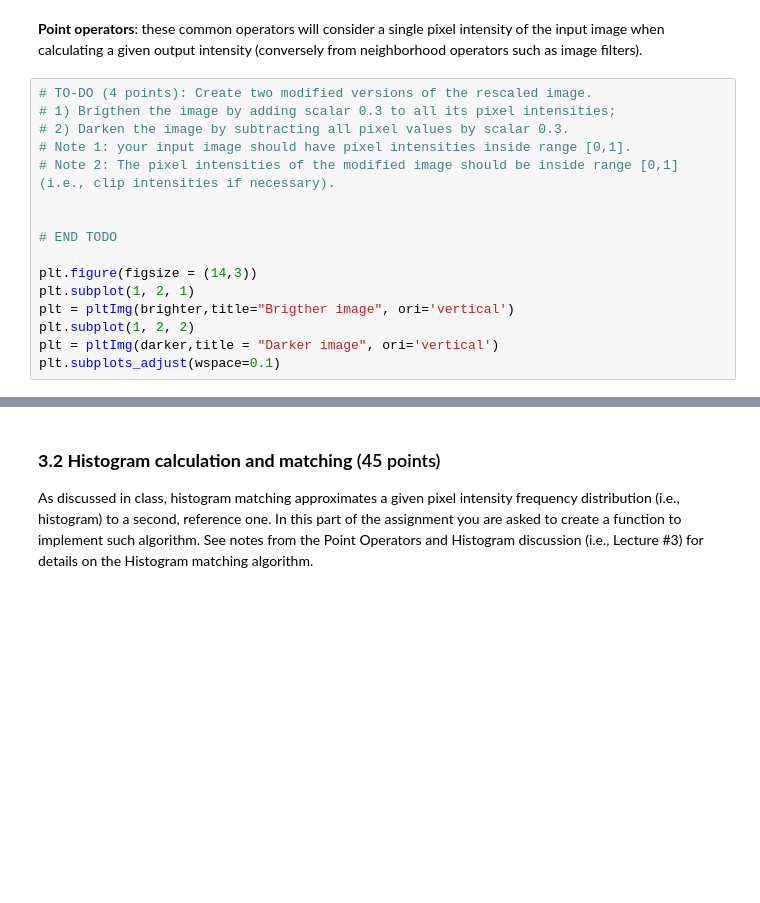
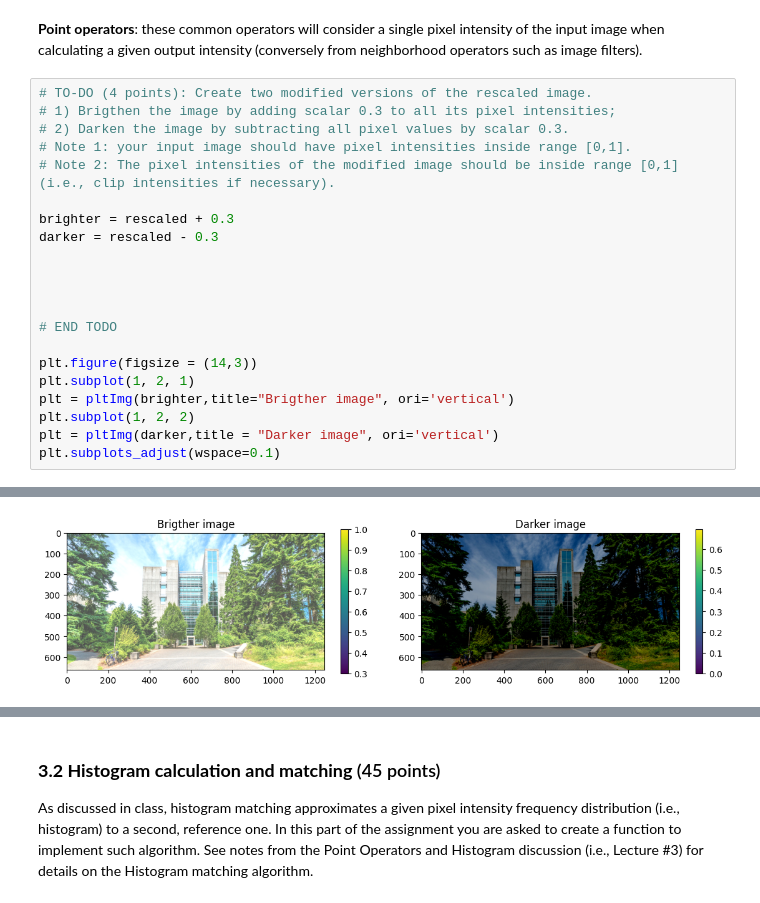
Before and after one commit to ChaseWestlake/10K-flight-Computer, a Jupyter notebook: A1_ECE_471_536_Spring.ipynb, the cells around one changed output, grey strips where cells are left out. Drawn from its saved outputs; the diff is of its cells as text; blank space fills up the shorter version.

```diff
--- a/A1_ECE_471_536_Spring.ipynb
+++ b/A1_ECE_471_536_Spring.ipynb
@@ -335,6 +369,11 @@ pltImg(greyImg, title='Greyscale image', colorb=False)
 # 2) Darken the image by subtracting all pixel values by scalar 0.3.
 # Note 1: your input image should have pixel intensities inside range [0,1].
 # Note 2: The pixel intensities of the modified image should be inside range [0,1] (i.e., clip intensities if necessary).
+
+brighter = rescaled + 0.3
+darker = rescaled - 0.3
+
+
 
 
 # END TODO
@@ -345,3 +384,4 @@ plt = pltImg(brighter,title="Brigther image", ori='vertical')
 plt.subplot(1, 2, 2)
 plt = pltImg(darker,title = "Darker image", ori='vertical')
 plt.subplots_adjust(wspace=0.1)
+# %% [output]
@@ -348,3 +390,4 @@ plt.subplots_adjust(wspace=0.1)
+[figure, added]
 # %%
 def pltImg(img, title=None, ori="horizontal", colorb = True):  # not mandatory, but useful
   plt.imshow(img)
```
Also changed, not shown: parts of 7 cells of this notebook.
